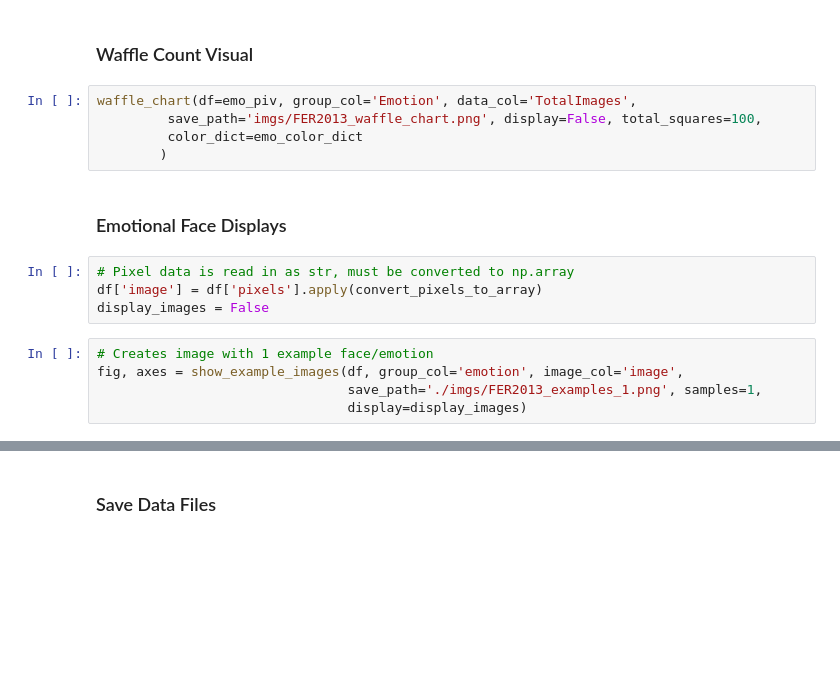
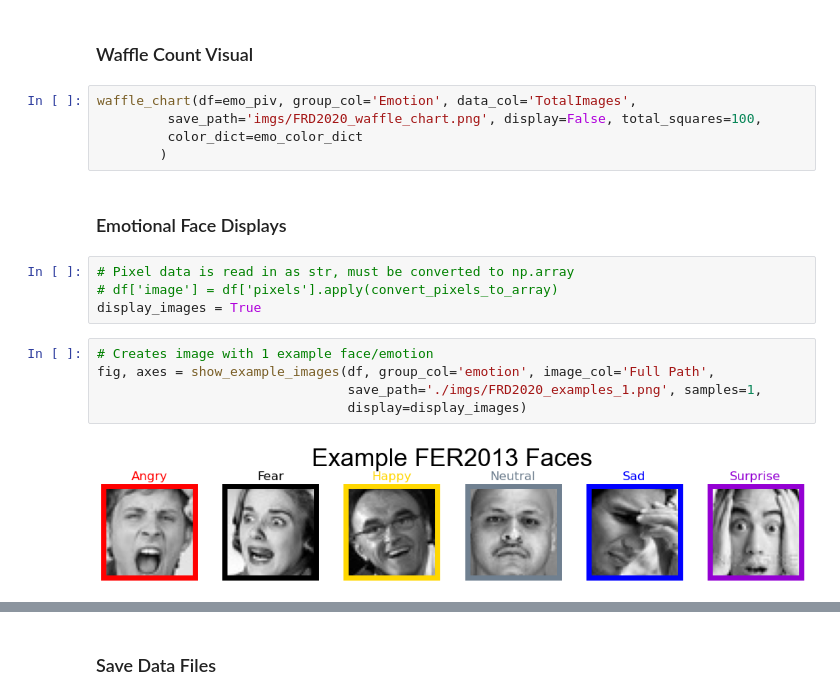
Before and after one commit to dlumian/EmotionFaceClassifier, a Jupyter notebook: notebooks/FRD2020_EDA.ipynb, the cells around one changed output, grey strips where cells are left out. Cells and saved outputs as stored; diff of their text form; blank space fills up the shorter version.

```diff
--- a/notebooks/FRD2020_EDA.ipynb
+++ b/notebooks/FRD2020_EDA.ipynb
@@ -241,19 +242,21 @@ fig.write_image("imgs/FER2013_count_bar.png")
 ### Waffle Count Visual
 # %%
 waffle_chart(df=emo_piv, group_col='Emotion', data_col='TotalImages',
-         save_path='imgs/FER2013_waffle_chart.png', display=False, total_squares=100,
+         save_path='imgs/FRD2020_waffle_chart.png', display=False, total_squares=100,
          color_dict=emo_color_dict
         )
 # %% [markdown]
 ### Emotional Face Displays
 # %%
 # Pixel data is read in as str, must be converted to np.array
-df['image'] = df['pixels'].apply(convert_pixels_to_array)
-display_images = False
+# df['image'] = df['pixels'].apply(convert_pixels_to_array)
+display_images = True
 # %%
 # Creates image with 1 example face/emotion
-fig, axes = show_example_images(df, group_col='emotion', image_col='image',
-                                save_path='./imgs/FER2013_examples_1.png', samples=1,
+fig, axes = show_example_images(df, group_col='emotion', image_col='Full Path',
+                                save_path='./imgs/FRD2020_examples_1.png', samples=1,
                                 display=display_images)
+# %% [output]
+[figure, added]
 # %%
 # Creates image with 3 example face/emotion
```
Also changed, not shown: parts of 14 cells of this notebook, 23 other files.
